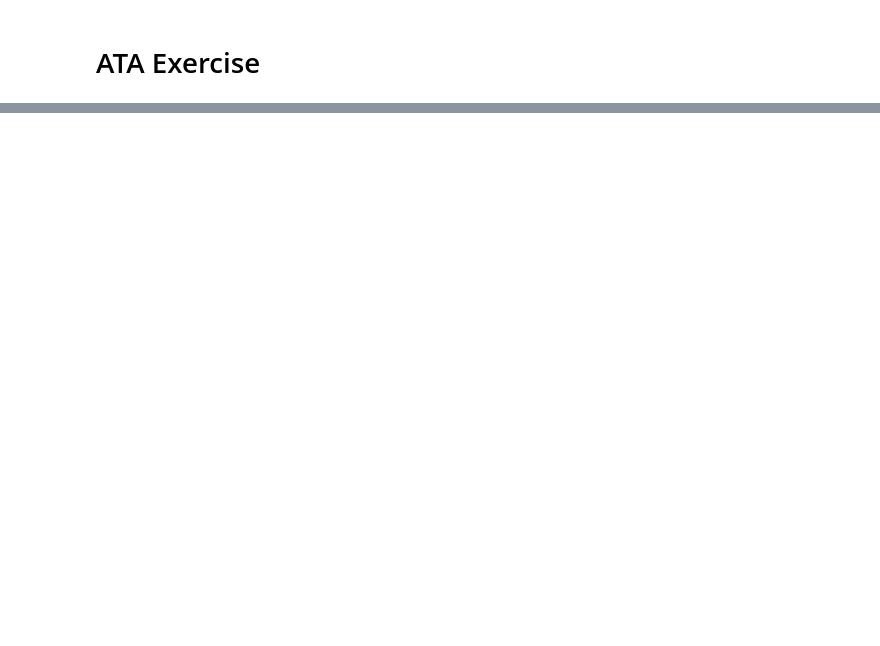
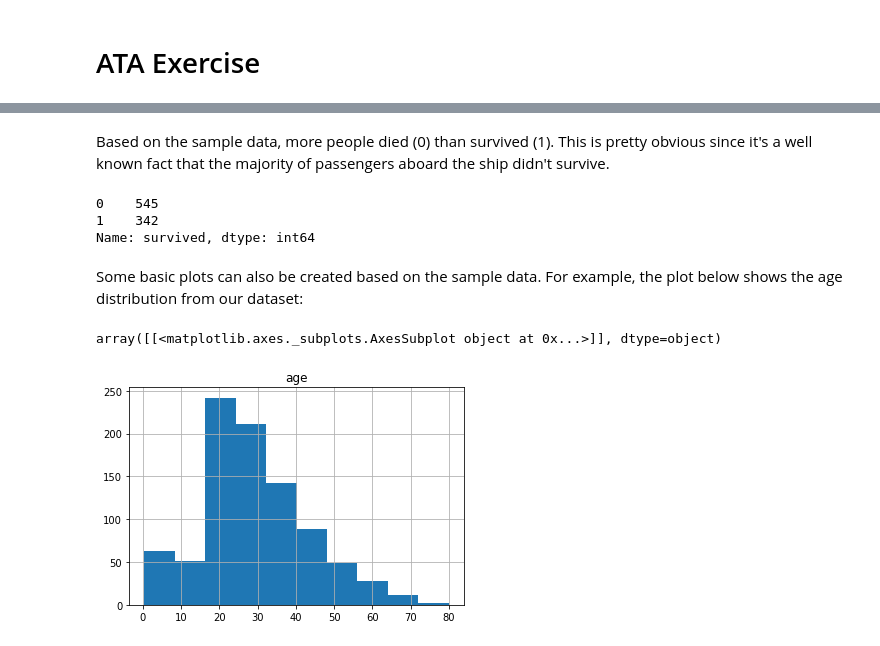
Before and after one commit to has220/ATA-Exercise, a Jupyter notebook: jupyter-postgres.ipynb, the cells around one changed output, grey strips where cells are left out. Cells and saved outputs as stored; diff of their text form; code cells hidden in the pictures; blank space fills up the shorter version.

```diff
--- a/jupyter-postgres.ipynb
+++ b/jupyter-postgres.ipynb
@@ -34,0 +49,3 @@ df.head()
+# %%
+df_new = df[['age','sex', 'survived']]
+df_new.head()
@@ -34,0 +59,15 @@ df.head()
+# %% [markdown]
+Based on the sample data, more people died (0) than survived (1). This is pretty obvious since it's a well known fact that the majority of passengers aboard the ship didn't survive.
+# %%
+df_new['survived'].value_counts()
+# %% [output]
+0    545
+1    342
+Name: survived, dtype: int64
+# %% [markdown]
+Some basic plots can also be created based on the sample data. For example, the plot below shows the age distribution from our dataset:
+# %%
+df_new.hist(column='age')
+# %% [output]
+array([[<matplotlib.axes._subplots.AxesSubplot object at 0x...>]], dtype=object)
+[figure, added]
```
Also changed, not shown: parts of 12 cells of this notebook, 1 other file.
